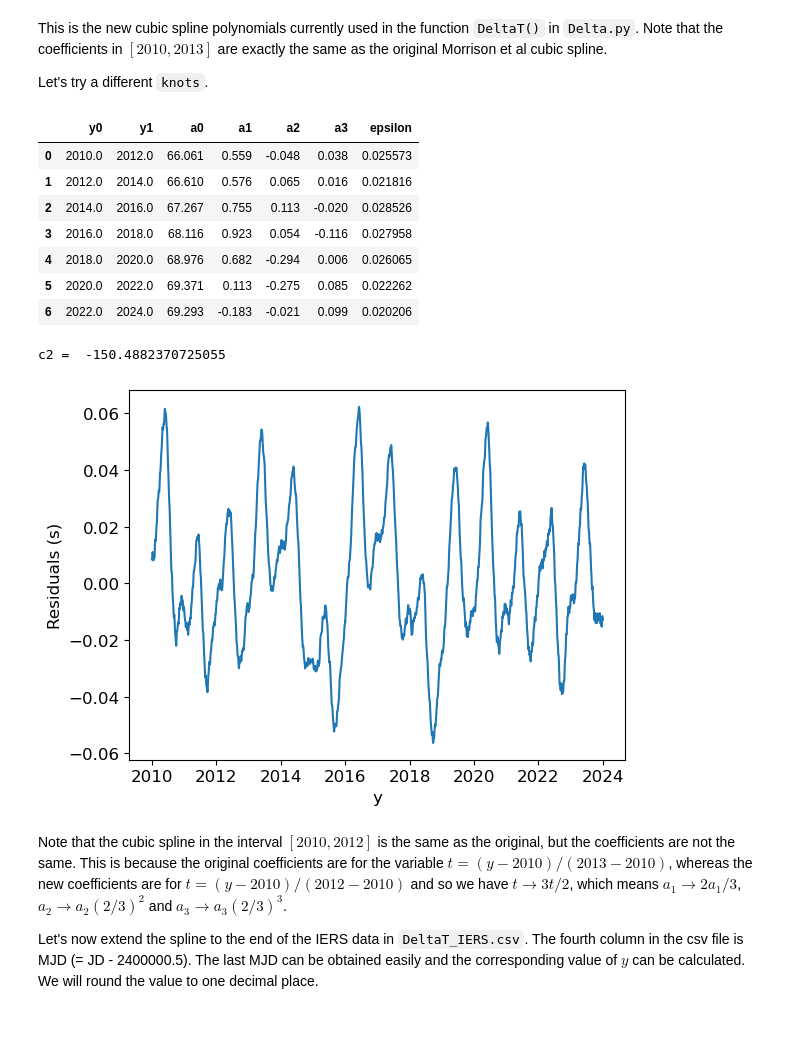
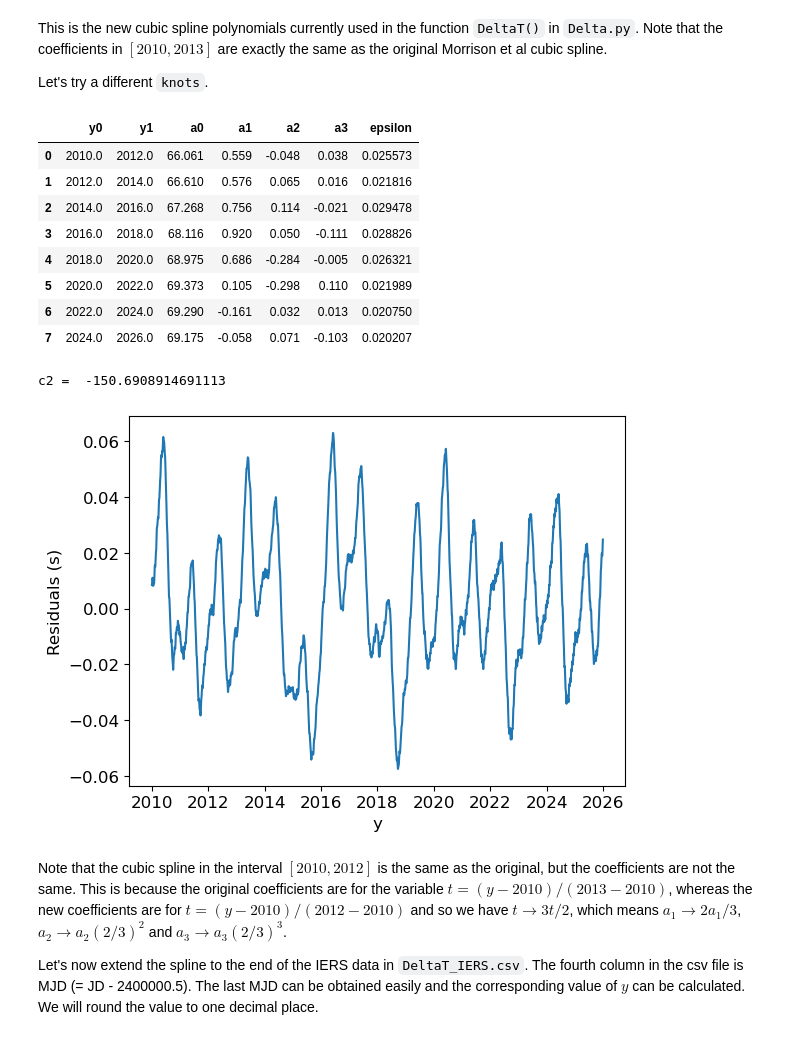
Before and after one commit to ytliu0/DeltaT, a Jupyter notebook: DeltaT_examples.ipynb, the cells around one changed output. Saved outputs shown, nothing was run; the diff lists cells and outputs as text; code cells hidden in the pictures.

```diff
--- a/DeltaT_examples.ipynb
+++ b/DeltaT_examples.ipynb
@@ -181,19 +181,20 @@ This is the new cubic spline polynomials currently used in the function `DeltaT(
 
 Let's try a different `knots`.
 # %%
-knots = np.arange(2012, 2025.1, 2)
+knots = np.arange(2012, 2026.5, 2)
 fit_and_display_result(knots)
 # %% [output]
 |  | y0 | y1 | a0 | a1 | a2 | a3 | epsilon |
 | 0 | 2010.0 | 2012.0 | 66.061 | 0.559 | -0.048 | 0.038 | 0.025573 |
 | 1 | 2012.0 | 2014.0 | 66.610 | 0.576 | 0.065 | 0.016 | 0.021816 |
-| 2 | 2014.0 | 2016.0 | 67.267 | 0.755 | 0.113 | -0.020 | 0.028526 |
-| 3 | 2016.0 | 2018.0 | 68.116 | 0.923 | 0.054 | -0.116 | 0.027958 |
-| 4 | 2018.0 | 2020.0 | 68.976 | 0.682 | -0.294 | 0.006 | 0.026065 |
-| 5 | 2020.0 | 2022.0 | 69.371 | 0.113 | -0.275 | 0.085 | 0.022262 |
-| 6 | 2022.0 | 2024.0 | 69.293 | -0.183 | -0.021 | 0.099 | 0.020206 |
+| 2 | 2014.0 | 2016.0 | 67.268 | 0.756 | 0.114 | -0.021 | 0.029478 |
+| 3 | 2016.0 | 2018.0 | 68.116 | 0.920 | 0.050 | -0.111 | 0.028826 |
+| 4 | 2018.0 | 2020.0 | 68.975 | 0.686 | -0.284 | -0.005 | 0.026321 |
+| 5 | 2020.0 | 2022.0 | 69.373 | 0.105 | -0.298 | 0.110 | 0.021989 |
+| 6 | 2022.0 | 2024.0 | 69.290 | -0.161 | 0.032 | 0.013 | 0.020750 |
+| 7 | 2024.0 | 2026.0 | 69.175 | -0.058 | 0.071 | -0.103 | 0.020207 |
-c2 =  -150.4882370725055
+c2 =  -150.6908914691113
-[figure, old version]
+[figure, new version]
 # %% [markdown]
 Note that the cubic spline in the interval $[2010, 2012]$ is the same as the original, but the coefficients are not the same. This is because the original coefficients are for the variable $t = (y-2010)/(2013-2010)$, whereas the new coefficients are for $t = (y-2010)/(2012-2010)$ and so we have $t \rightarrow 3t/2$, which means $a_1 \rightarrow 2a_1/3$, $a_2 \rightarrow a_2 (2/3)^2 $ and $a_3 \rightarrow a_3 (2/3)^3$.
 
```
Also changed, not shown: parts of 8 cells of this notebook, 1 other file.
